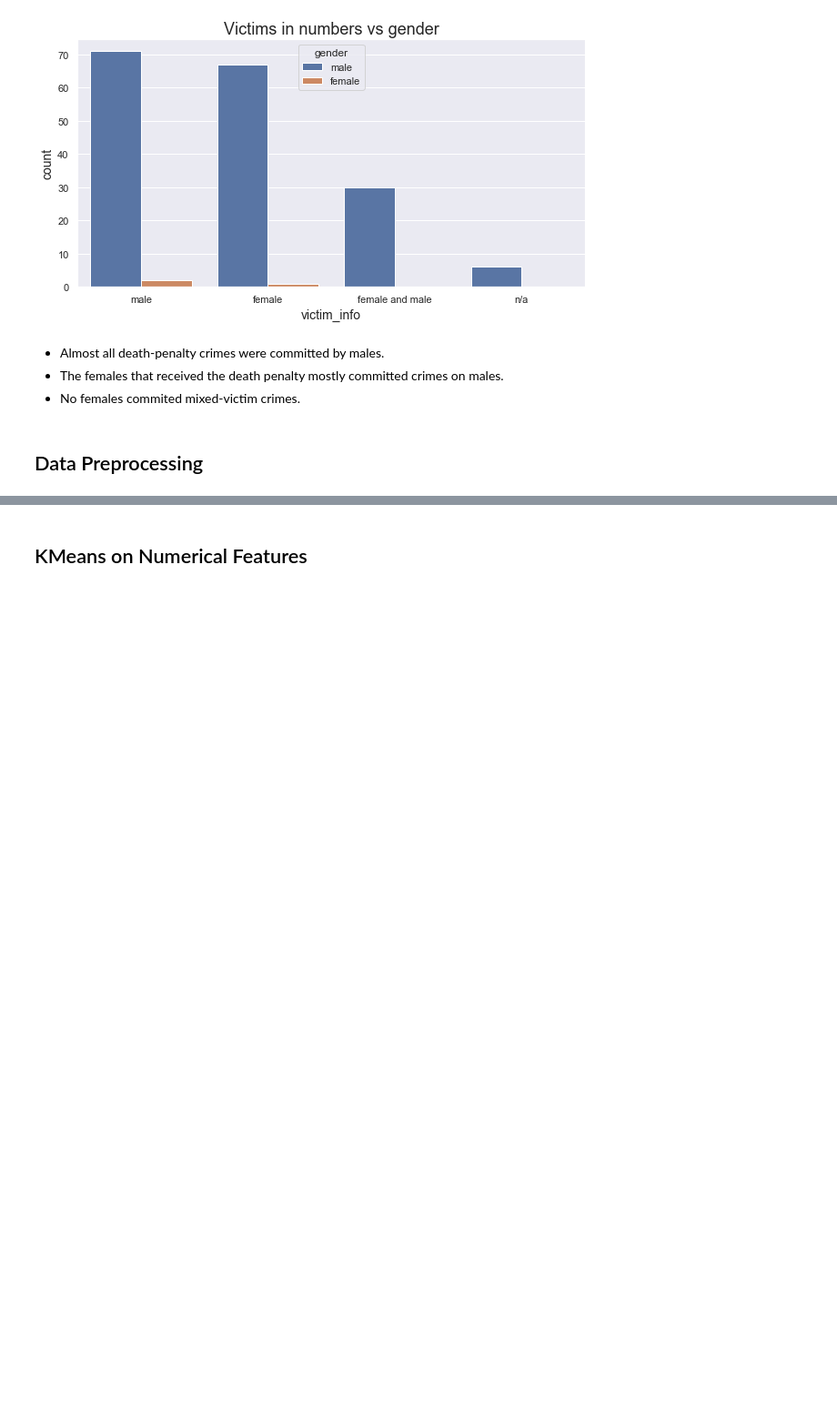
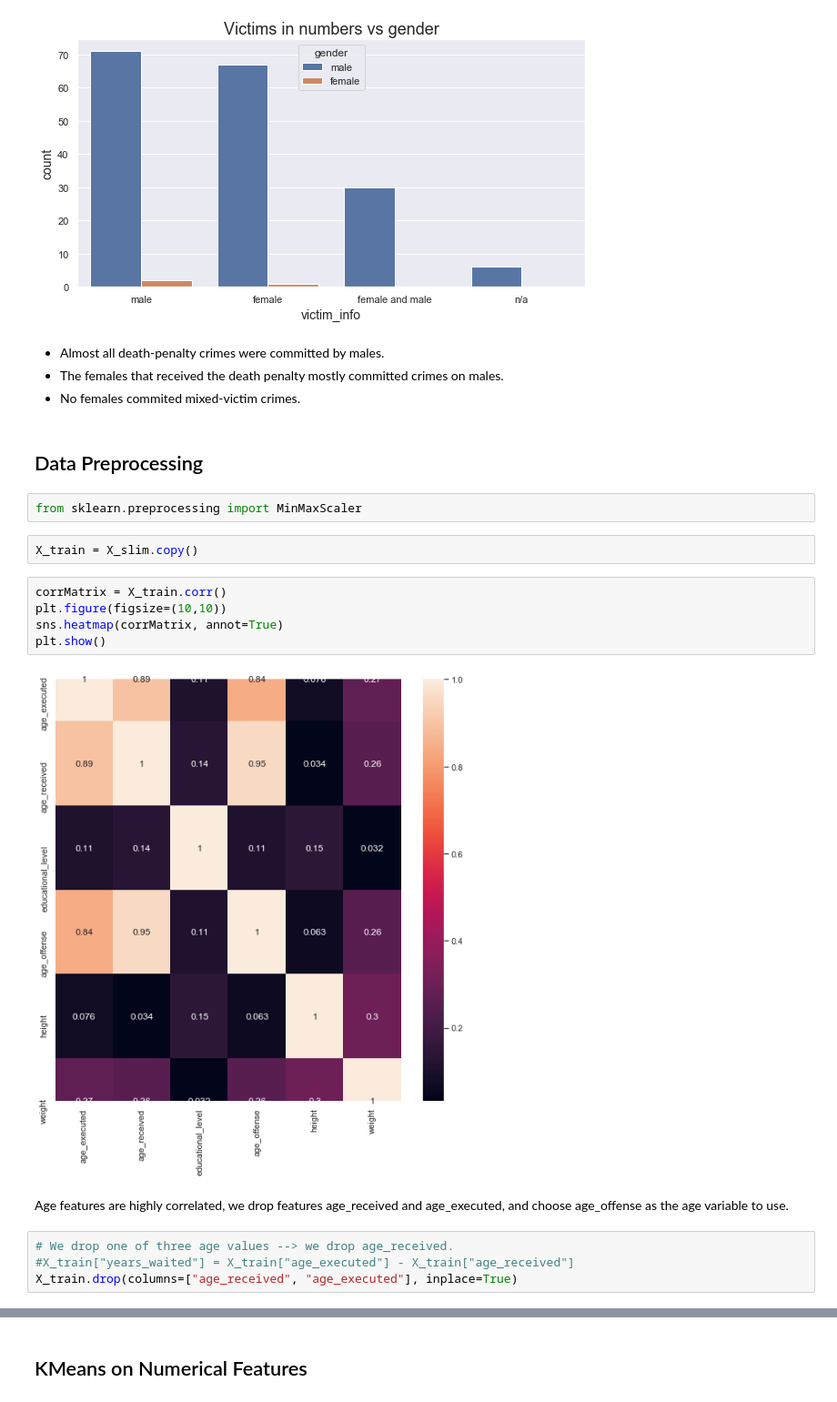
Before and after one commit to Kayaae/death_row_project, a Jupyter notebook: Deathrow.ipynb, the cells around one changed output, grey strips where cells are left out. Shown at 91% size. Cells and saved outputs as stored; diff of their text form; blank space fills up the shorter version.

```diff
--- a/Deathrow.ipynb
+++ b/Deathrow.ipynb
@@ -581,3 +592,20 @@ sns.countplot(x="victim_info", hue="gender", data=X_slim)
 - No females commited mixed-victim crimes.
 # %% [markdown]
 ## Data Preprocessing
+# %%
+from sklearn.preprocessing import MinMaxScaler
+# %%
+X_train = X_slim.copy()
+# %%
+corrMatrix = X_train.corr()
+plt.figure(figsize=(10,10))
+sns.heatmap(corrMatrix, annot=True)
+plt.show()
+# %% [output]
+[figure, added]
+# %% [markdown]
+Age features are highly correlated, we drop features age_received and age_executed, and choose age_offense as the age variable to use.
+# %%
+# We drop one of three age values --> we drop age_received.
+#X_train["years_waited"] = X_train["age_executed"] - X_train["age_received"]
+X_train.drop(columns=["age_received", "age_executed"], inplace=True)
```
Also changed, not shown: parts of 95 cells of this notebook.
